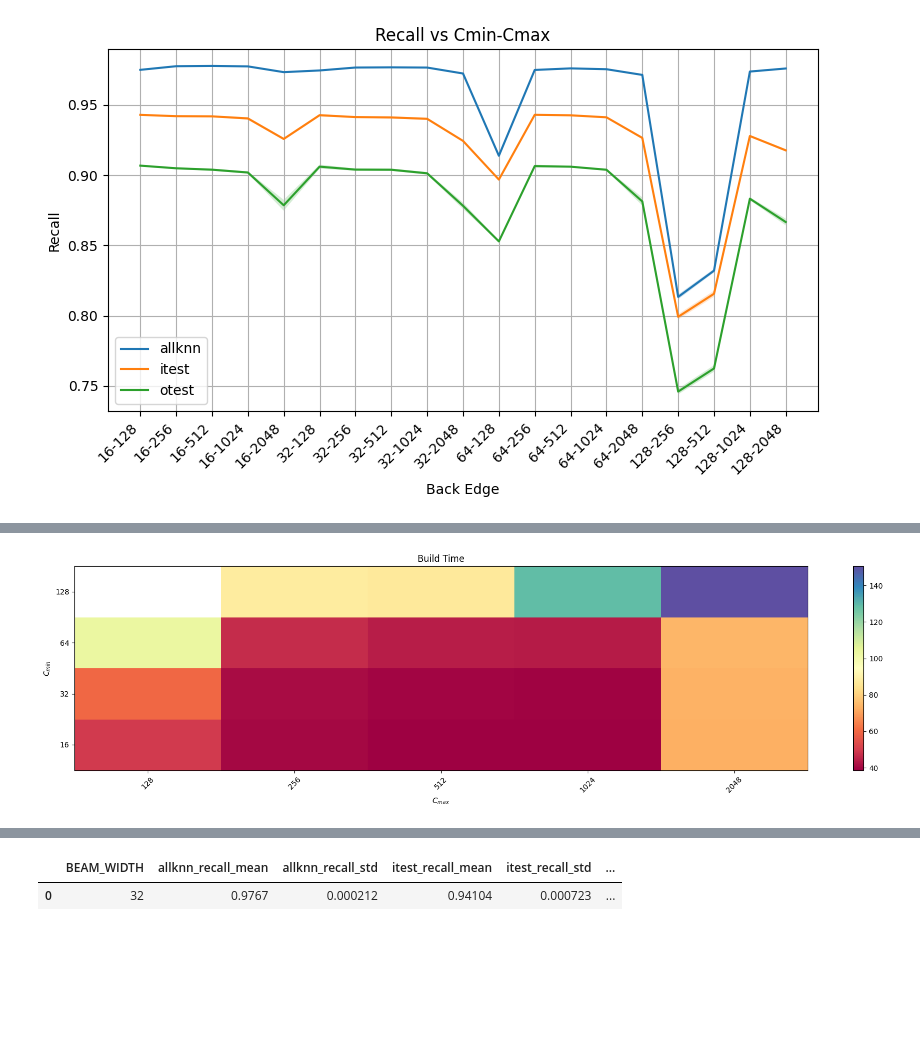
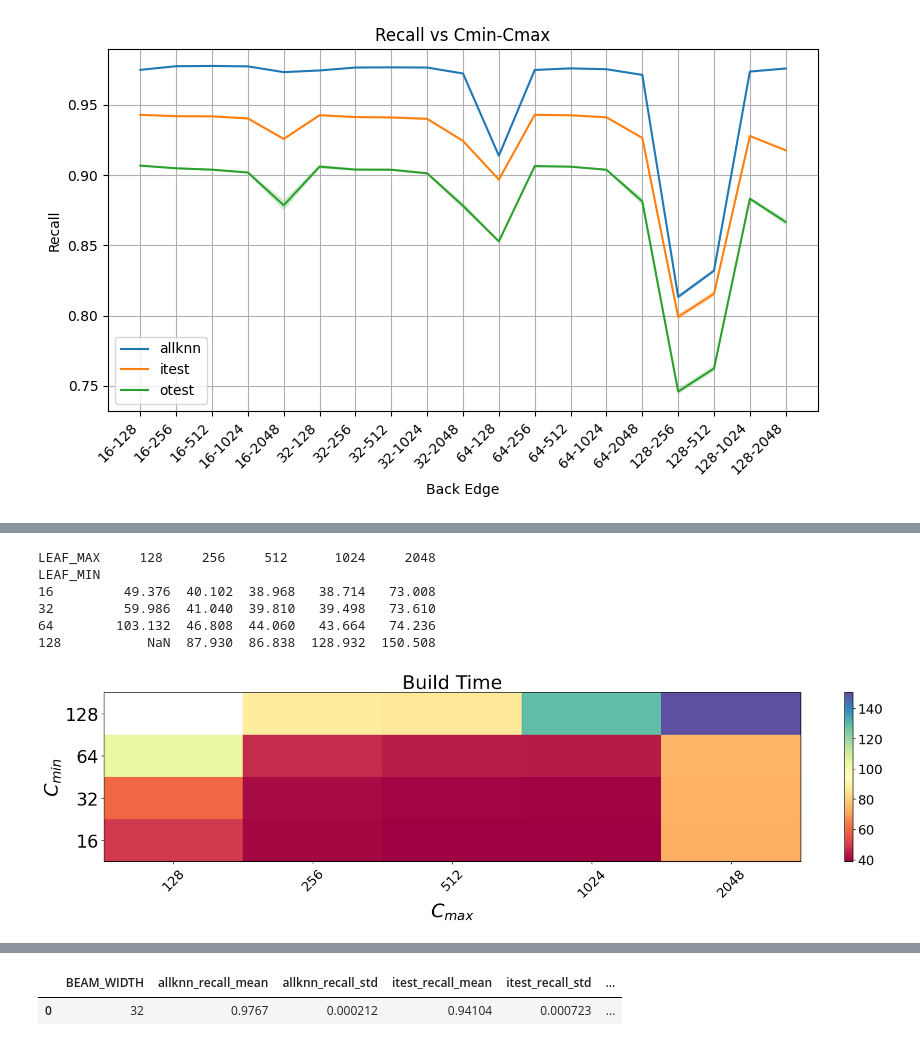
Before and after one commit to S3RXxX/sisap26, a Jupyter notebook: plots.ipynb, the cells around one changed output, grey strips where cells are left out. Saved outputs shown, nothing was run; the diff lists cells and outputs as text; code cells hidden in the pictures; blank space fills up the shorter version.

```diff
--- a/plots.ipynb
+++ b/plots.ipynb
@@ -92,47 +179,62 @@ plt.show()
 # %%
 import matplotlib.colors as mcolors
 import seaborn as sns
+import pandas as pd
+import numpy as np
+import matplotlib.pyplot as plt
 df = pd.read_csv("./results/cmaxcmin.csv")
 
 df["LEAF_MIN"] = df["MIN_LEAF_SIZE"].astype(int)
 df["LEAF_MAX"] = df["LEAF_SIZE"].astype(int)
 
 agg = df.groupby(["LEAF_MIN", "LEAF_MAX"], as_index=False).agg({
     "build_time_s": "mean",
     "allknn_recall": "mean",
     "itest_recall": "mean",
     "otest_recall": "mean"
 })
 
 def plot_heatmap(data, value_col, title, ax):
     pivot = data.pivot_table(
         index="LEAF_MIN",
         columns="LEAF_MAX",
         values=value_col
     )
+    print(pivot)
     cmap = sns.color_palette("Spectral", as_cmap=True)
+    cmap.set_bad("white")
     im = ax.imshow(pivot.values, aspect="auto", origin="lower", cmap=cmap)
 
-    ax.set_title(title)
-    ax.set_xlabel(r"$C_{max}$")
-    ax.set_ylabel(r"$C_{min}$")
+    ax.set_title(title, fontsize=26)
+    ax.set_xlabel(r"$C_{max}$", fontsize=26)
+    ax.set_ylabel(r"$C_{min}$", fontsize=26)
 
     ax.set_xticks(np.arange(len(pivot.columns)))
-    ax.set_xticklabels(pivot.columns, rotation=45)
+    ax.set_xticklabels(pivot.columns, rotation=45, fontsize=18)
     ax.set_yticks(np.arange(len(pivot.index)))
-    ax.set_yticklabels(pivot.index)
+    ax.set_yticklabels(pivot.index, fontsize=24)
 
-    plt.colorbar(im, ax=ax)
+    # plt.colorbar(im, ax=ax)
+    cbar = plt.colorbar(im, ax=ax)
+    cbar.ax.tick_params(labelsize=18)
 
 fig, axes = plt.subplots(1, 1, figsize=(18, 5))
 
 plot_heatmap(df, "build_time_s", "Build Time", axes)
 
 plt.tight_layout()
-plt.savefig("./images/heatmaps_wall_time.png")
+plt.savefig("./images/heatmaps_wall_time.eps",format="eps",
+    facecolor="white",
+    edgecolor="white")
 plt.show()
 # %% [output]
+LEAF_MAX     128     256     512      1024     2048
+LEAF_MIN
+16         49.376  40.102  38.968   38.714   73.008
+32         59.986  41.040  39.810   39.498   73.610
+64        103.132  46.808  44.060   43.664   74.236
+128           NaN  87.930  86.838  128.932  150.508
-[figure, old version]
+[figure, new version]
 # %%
 df
 # %% [output]
```
Also changed, not shown: parts of 13 cells of this notebook, 7 other files.
